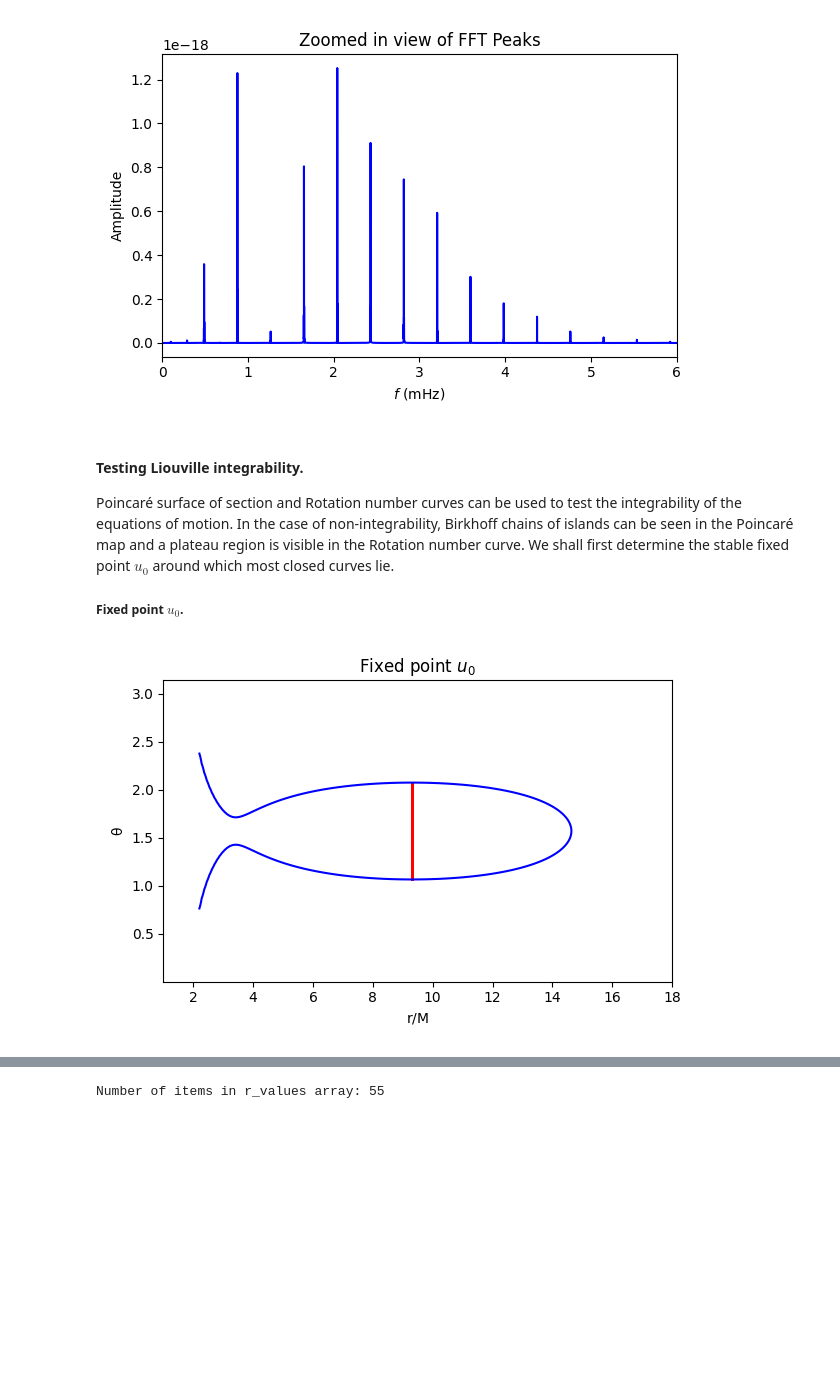
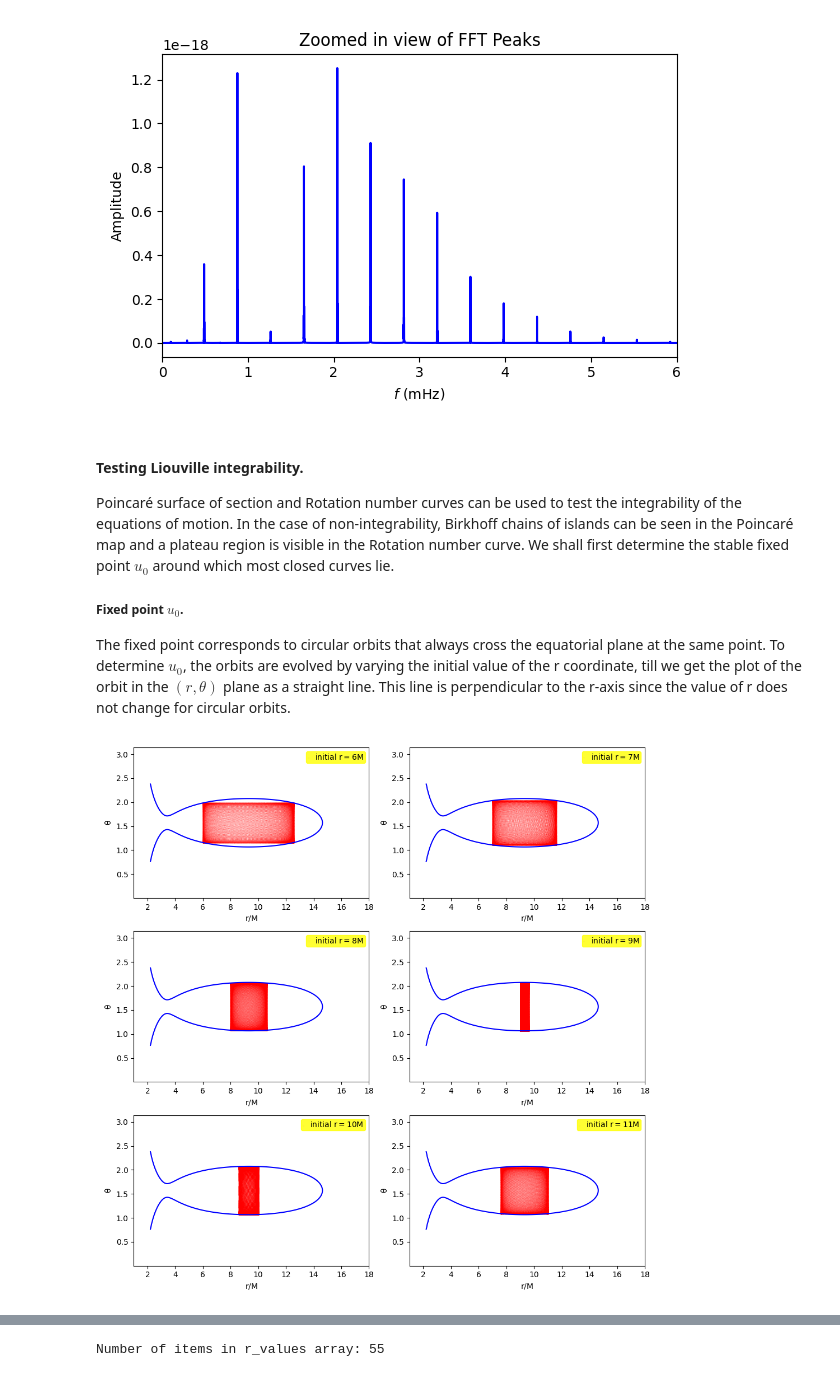
Before and after one commit to kul-arun/orbital-evolution-of-extreme-mass-ratio-inspirals, a Jupyter notebook: orbital_evolution_analysis.ipynb, the cells around one changed output, grey strips where cells are left out. Drawn from its saved outputs; the diff is of its cells as text; code cells hidden in the pictures; blank space fills up the shorter version.

Commit message:
Add info about fixed point u0

```diff
--- a/orbital_evolution_analysis.ipynb
+++ b/orbital_evolution_analysis.ipynb
@@ -389,18 +389,47 @@ plt.show()
 Poincaré surface of section and Rotation number curves can be used to test the integrability of the equations of motion. In the case of non-integrability, Birkhoff chains of islands can be seen in the Poincaré map and a plateau region is visible in the Rotation number curve. We shall first determine the stable fixed point $u_0$ around which most closed curves lie.
 
 ##### Fixed point $u_0$.
+
+The fixed point corresponds to circular orbits that always cross the equatorial plane at the same point. To determine $u_0$, the orbits are evolved by varying the initial value of the r coordinate, till we get the plot of the orbit in the $(r, \theta)$ plane as a straight line. This line is perpendicular to the r-axis since the value of r does not change for circular orbits.
-# %%
-initial_state = get_initial_state(9.3058*M, np.pi/2, 0.0, 0.0)
-
-sol = solve_ivp(t_span=(0, time.max()), y0=initial_state, t_eval=time, **params)
-
-# plot the positions of the secondary on the (r,θ) plane.
-plt.close()
-fig, ax = plt.subplots(figsize=(6, 4), tight_layout=True)
-ax.contour(r_czv/M, θ_czv, V_vals, levels=[0], colors='blue')
-ax.scatter(sol.y[0]/M, sol.y[1], c='red', s=0.001, rasterized=True)
-ax.set(title='Fixed point $u_0$', xlabel=r'$\mathrm{r/M}$', ylabel=r'$\mathrm{\theta}$')
-plt.savefig('data+images/fixed_point_u0.pdf', dpi=1600)
-plt.show()
-# %% [output]
-[figure, removed]
+# %%
+# integration time to determine the fixed point.
+time = np.linspace(0, 4e2*P, int(5e4))
+
+# create orbital plots in the (r,θ) plane for different initial values of r.
+def generate_subplots(r_values):
+
+    plt.close()
+    fig, ax = plt.subplots(nrows=3, ncols=2, figsize=(10, 10), tight_layout=True)
+
+    # index for rows.
+    row = 0
+
+    for idx, val in enumerate(r_values):
+
+        initial_state = get_initial_state(val*M, np.pi/2, 0.0, 0.0)
+
+        sol = solve_ivp(t_span=(0, time.max()), y0=initial_state, t_eval=time, **params)
+
+        # column index value is 0 for even row index and 1 for odd row index.
+        col = idx & 1
+
+        # subplot label.
+        label = r'initial $\mathrm{r}=$' + str(val) + r'$\mathrm{M}$'
+
+        ax[row, col].contour(r_czv/M, θ_czv, V_vals, levels=[0], colors='blue')
+        ax[row, col].scatter(sol.y[0]/M, sol.y[1], c='red', s=0.001, rasterized=True, label=label)
+        ax[row, col].set(xlabel=r'$\mathrm{r/M}$', ylabel=r'$\mathrm{\theta}$')
+        ax[row, col].legend(borderpad=0.2, handlelength=0.15, facecolor='yellow', edgecolor='yellow')
+
+        # update row index if column index is odd.
+        if col:
+            row += 1
+
+    plt.show()
+
+# initial r/M values to evolve the orbits.
+test_vals = range(6, 12)
+
+generate_subplots(test_vals)
+# %% [output]
+[figure, added]
```
Also changed, not shown: parts of 7 cells of this notebook.
